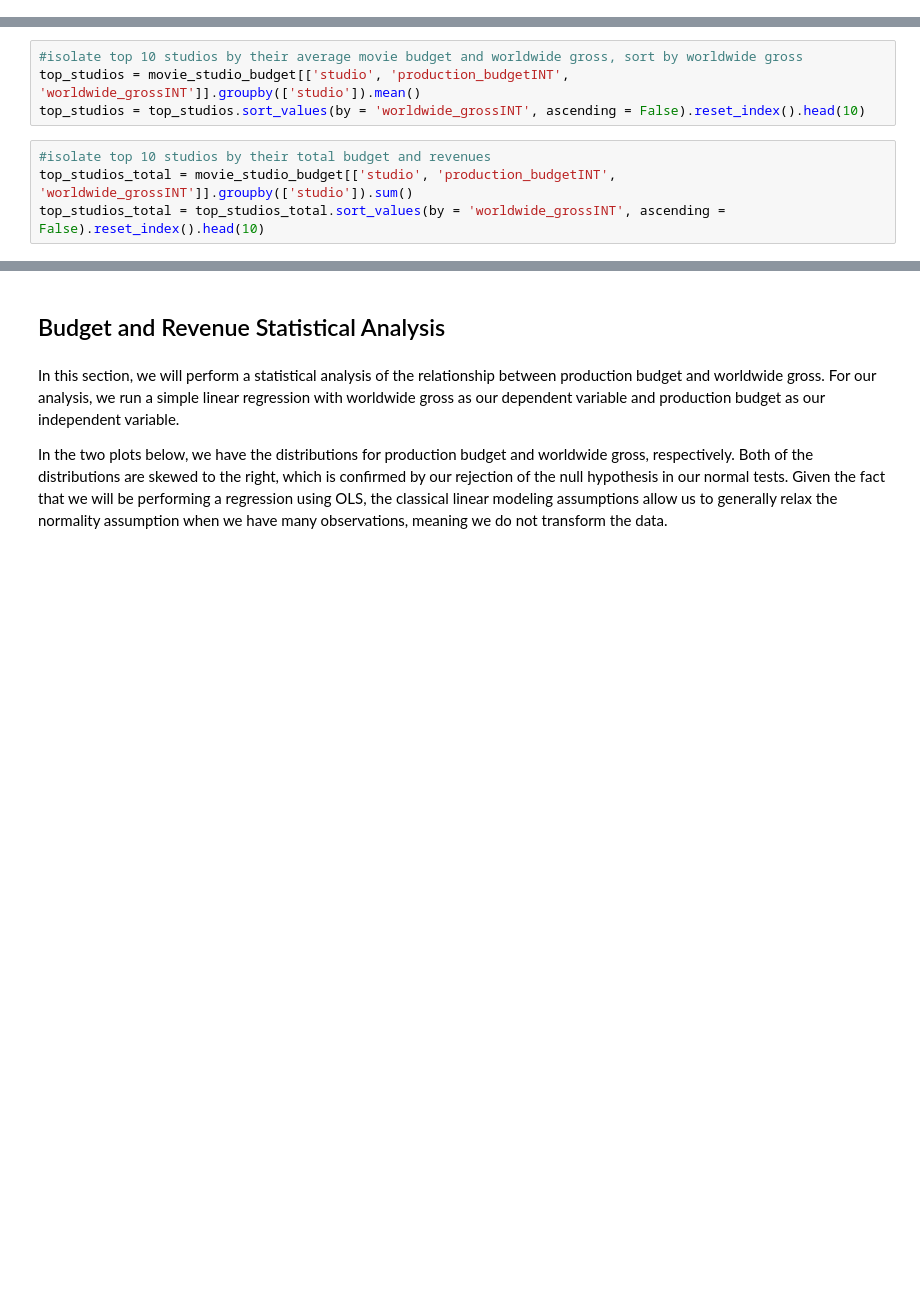
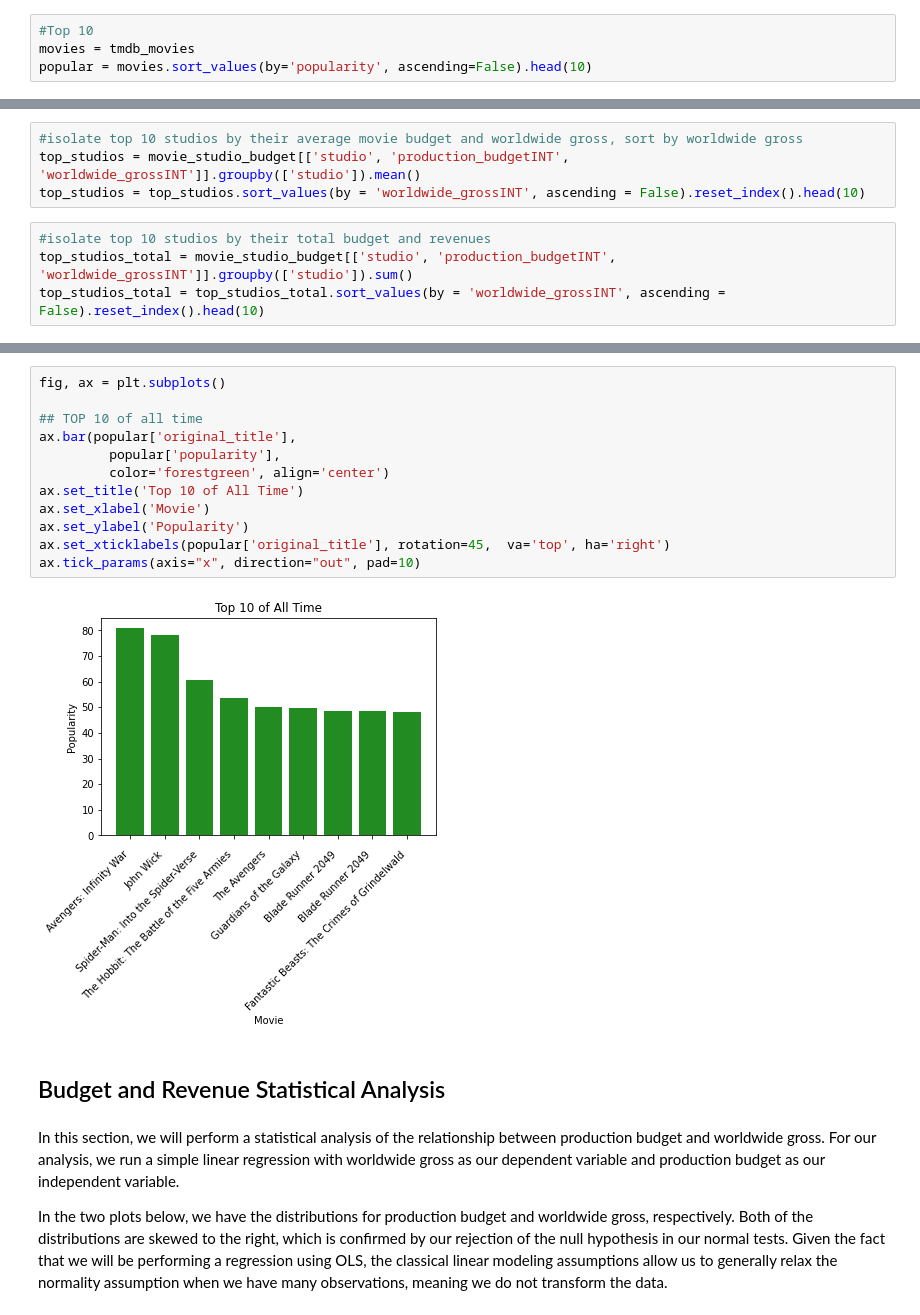
Before and after one commit to tramsay-deloitte/Dollywood, a Jupyter notebook: Final Notebook - AI Academy Capstone.ipynb, the cells around one changed output, grey strips where cells are left out. Drawn from its saved outputs; the diff is of its cells as text; blank space fills up the shorter version.

```diff
--- a/Final Notebook - AI Academy Capstone.ipynb
+++ b/Final Notebook - AI Academy Capstone.ipynb
@@ -48,0 +94,4 @@ rt_movies_reviews = pd.read_csv('zippedData/rt.reviews.tsv.gz', sep = '\t', enco
+# %%
+#Top 10
+movies = tmdb_movies
+popular = movies.sort_values(by='popularity', ascending=False).head(10)
@@ -132,3 +271,17 @@ top_studios_total = top_studios_total.sort_values(by = 'worldwide_grossINT', asc
+# %%
+fig, ax = plt.subplots()
+
+## TOP 10 of all time
+ax.bar(popular['original_title'],
+         popular['popularity'],
+         color='forestgreen', align='center')
+ax.set_title('Top 10 of All Time')
+ax.set_xlabel('Movie')
+ax.set_ylabel('Popularity')
+ax.set_xticklabels(popular['original_title'], rotation=45,  va='top', ha='right')
+ax.tick_params(axis="x", direction="out", pad=10)
+# %% [output]
+[figure, added]
 # %% [markdown]
 ## Budget and Revenue Statistical Analysis
 # %% [markdown]
```
Also changed, not shown: parts of 24 cells of this notebook.
